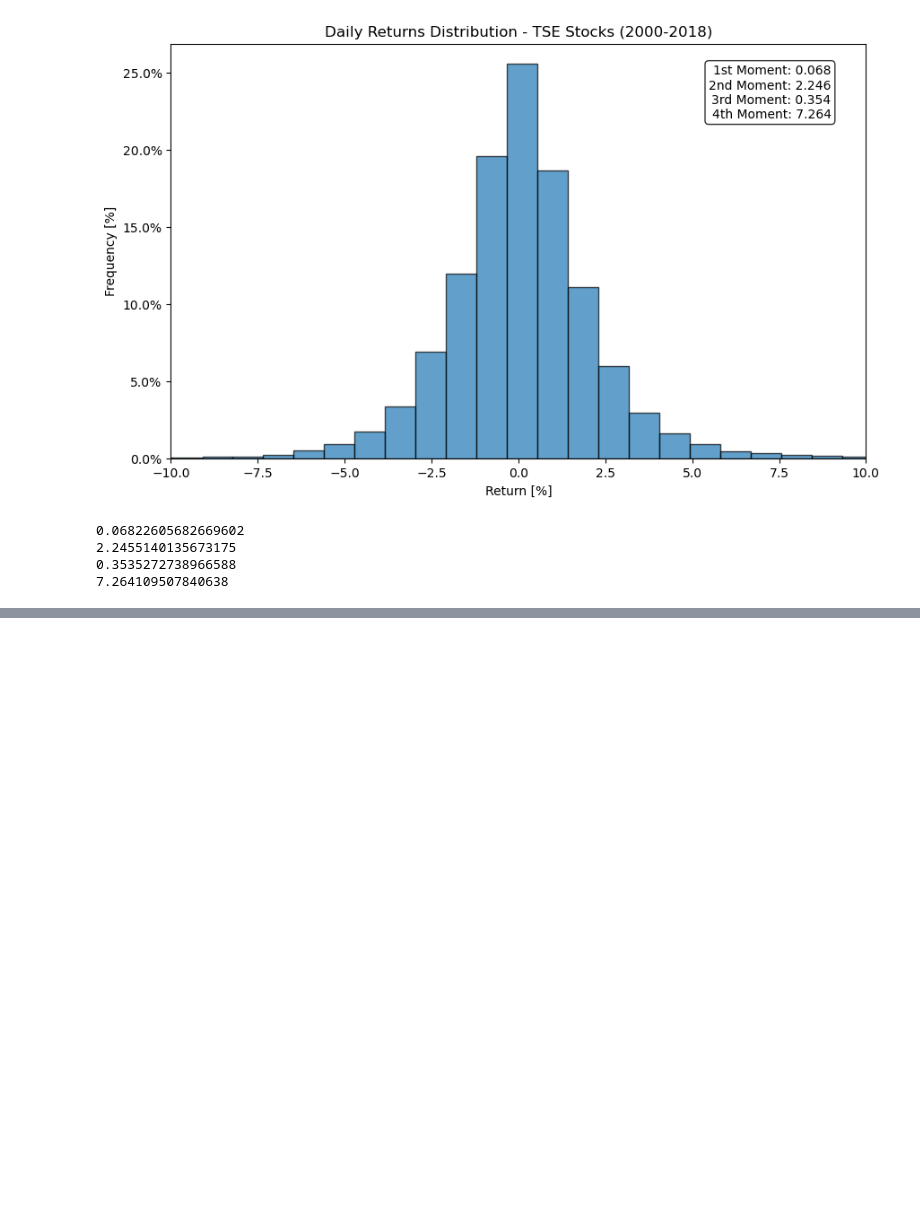
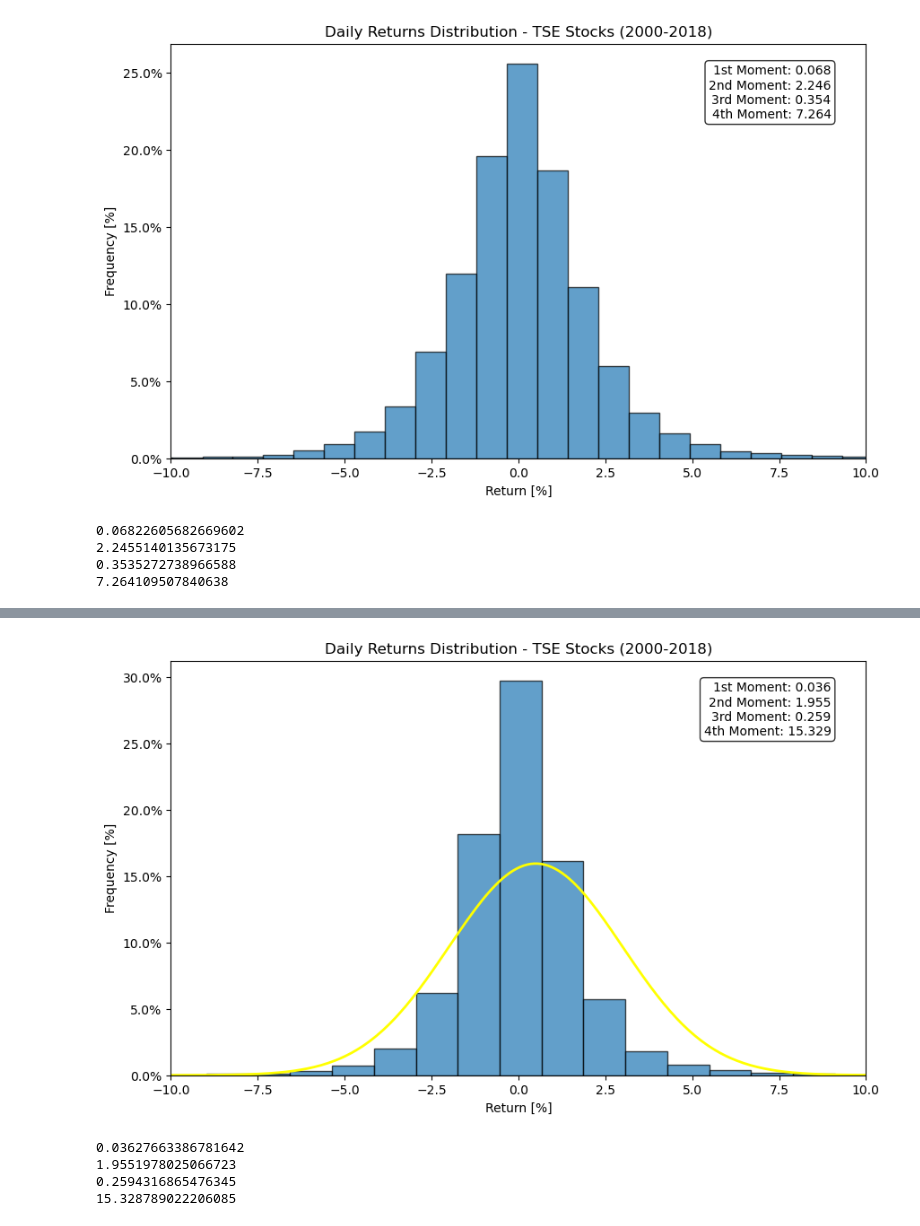
Before and after one commit to koki1610168/System-Trading-Analysis, a Jupyter notebook: Market_Analysis.ipynb, the cells around one changed output, grey strips where cells are left out. Drawn from its saved outputs; the diff is of its cells as text; code cells hidden in the pictures; blank space fills up the shorter version.

Commit message:
add target distribution

```diff
--- a/Market_Analysis.ipynb
+++ b/Market_Analysis.ipynb
@@ -169,0 +131,2 @@ get_data(ele_gas)
+# %%
+elec_gas_return = get_data(ele_gas)
@@ -169,0 +151,40 @@ get_data(ele_gas)
+# %%
+def analyze_plot_returns(df_return, e, std):
+    mean, std_dev, skewness, kurt = analyze_returns(df_return)
+
+    plt.figure(figsize=(10, 6))
+    n, bins, _ = plt.hist(df_return, bins=50, edgecolor='black', alpha=0.7, density=True)
+    plt.gca().yaxis.set_major_formatter(PercentFormatter(1))
+
+    x = np.linspace(-10, 10, 200)
+    normal_dist = norm.pdf(x, loc=e, scale=std)
+
+    # Plot normal distribution
+    plt.plot(x, normal_dist, color='yellow', linewidth=2, label='Normal Dist. (μ=1%, σ=5%)')
+
+    total_count = len(df_return)
+    percentage = (n / total_count) * 100
+
+    moment_info = f"1st Moment: {mean:.3f}\n2nd Moment: {std_dev:.3f}\n3rd Moment: {skewness:.3f}\n4th Moment: {kurt:.3f}"
+    plt.text(0.95, 0.95, moment_info, transform=plt.gca().transAxes,
+             verticalalignment='top', horizontalalignment='right',
+             bbox=dict(boxstyle='round', facecolor='white', alpha=0.8))
+    plt.title('Daily Returns Distribution - TSE Stocks (2000-2018)')
+    plt.xlabel('Return [%]')
+    plt.ylabel('Frequency [%]')
+
+
+    plt.xlim(-10, 10)
+    plt.show()
+    print(mean)
+    print(std_dev)
+    print(skewness)
+    print(kurt)
+# %%
+analyze_plot_returns(elec_gas_return, 0.5, 2.5)
+# %% [output]
+[figure, added]
+0.03627663386781642
+1.9551978025066723
+0.2594316865476345
+15.328789022206085
```
Also changed, not shown: parts of 4 cells of this notebook.
